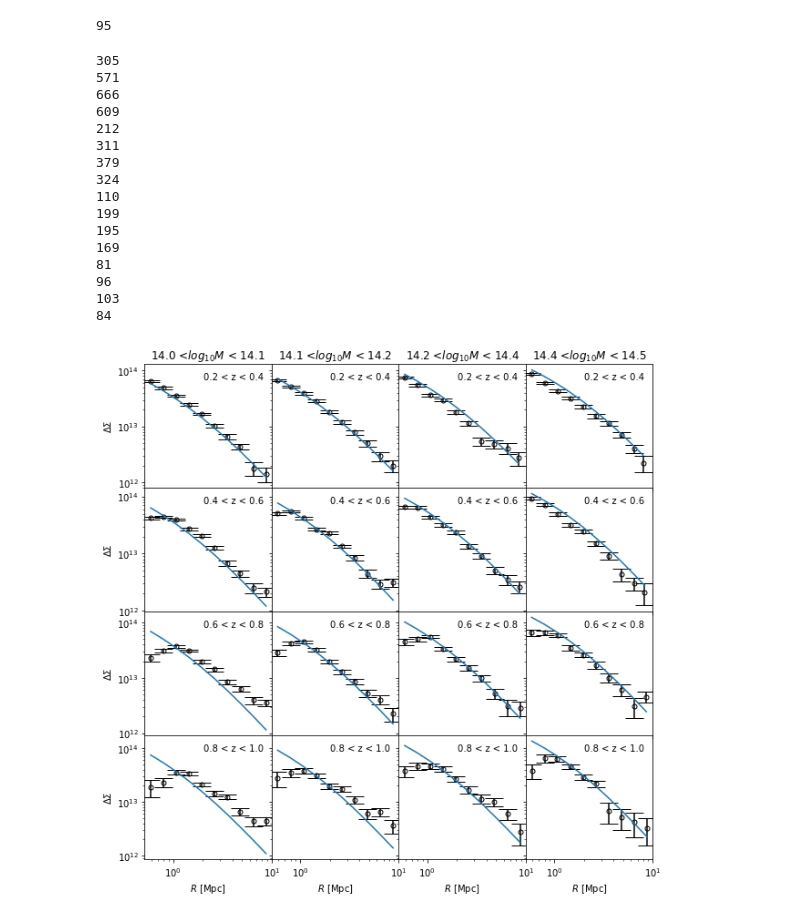
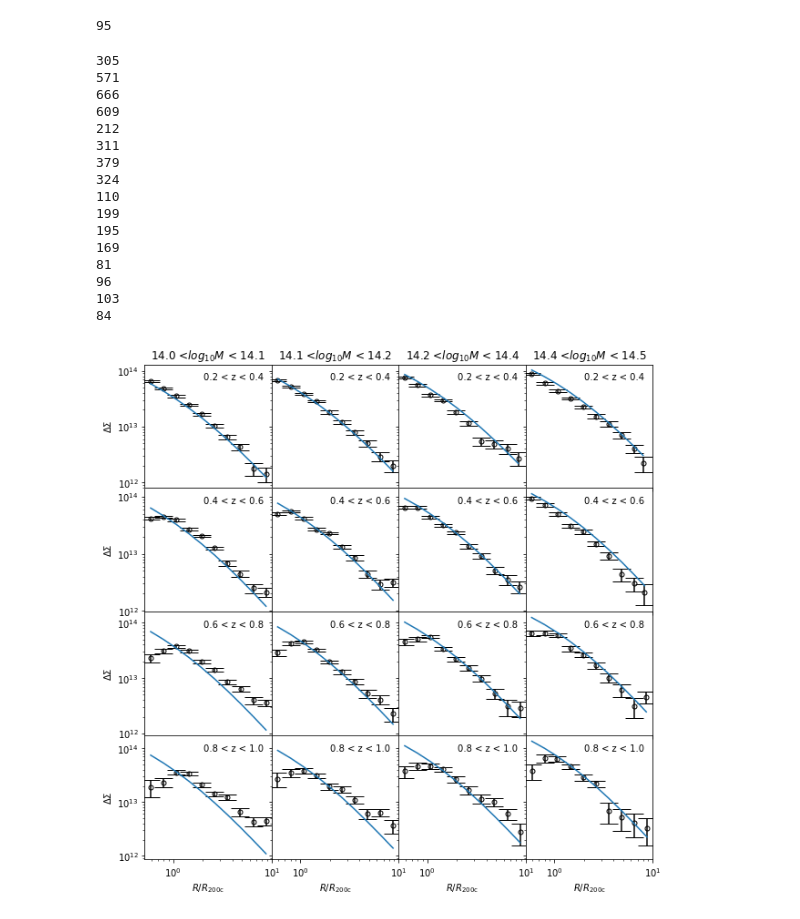
Before and after one commit to LSSTDESC/CLMassDC2, a Jupyter notebook: data/compute_individual_profile/see_individual_profile_cosmodc2_dm_halos_rescaled.ipynb, the cells around one changed output. Saved outputs shown, nothing was run; the diff lists cells and outputs as text; code cells hidden in the pictures.

```diff
--- a/data/compute_individual_profile/see_individual_profile_cosmodc2_dm_halos_rescaled.ipynb
+++ b/data/compute_individual_profile/see_individual_profile_cosmodc2_dm_halos_rescaled.ipynb
@@ -50,35 +50,35 @@ moo.set_cosmo(cosmo)
 moo.set_concentration (4)
 for i in range(Nm):
     ax[0,i].set_title(f'{logm_edges[i]:.1f} <' + r'$log_{10}M$' +  f' < {logm_edges[i+1]:.1f}', fontsize=12)
-    ax[Nz-1, i].set_xlabel(r'$R/$ [Mpc]')
+    ax[Nz-1, i].set_xlabel(r'$R/R_{\rm 200c}$')
     for j in range(Nz):
         ax[j, 0].set_ylabel(r'$\Delta\Sigma$')
         ax[j,i].plot([], [], 'w', label=f'{redshift_edges[j]:.1f} < z < {redshift_edges[j+1]:.1f}' )
         #try:
         ds_, ds_stack, radius_stack = ds(logm_edges[i], logm_edges[i+1], redshift_edges[j], redshift_edges[j+1])
         ax[j,i].errorbar(radius_stack, ds_stack, np.std(ds_, axis=0)/np.sqrt(len(ds_)-1),  fmt=' ',
              capsize=10, marker='o', markerfacecolor='w', markersize=5, barsabove=True, color='k')
         ax[j,i].loglog()
         moo.set_mass (10**np.mean([logm_edges[i], logm_edges[i+1]]))
         ax[j,i].plot(radius_stack, moo.eval_excess_surface_density(radius_stack, np.mean([redshift_edges[j], redshift_edges[j+1]])))
         ax[j,i].legend(loc='upper right', frameon=False)
        # except: a=1
         #ax[j,i].set_xscale('log')
 # %% [output]
 305
 571
 666
 609
 212
 311
 379
 324
 110
 199
 195
 169
 81
 96
 103
 84
-[figure, old version]
+[figure, new version]
```
Also changed, not shown: 3 other files.
